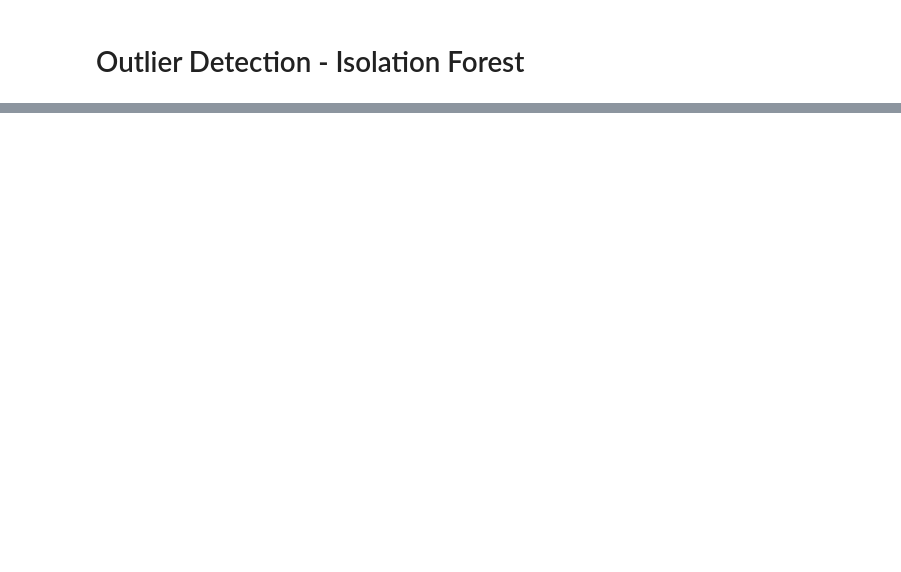
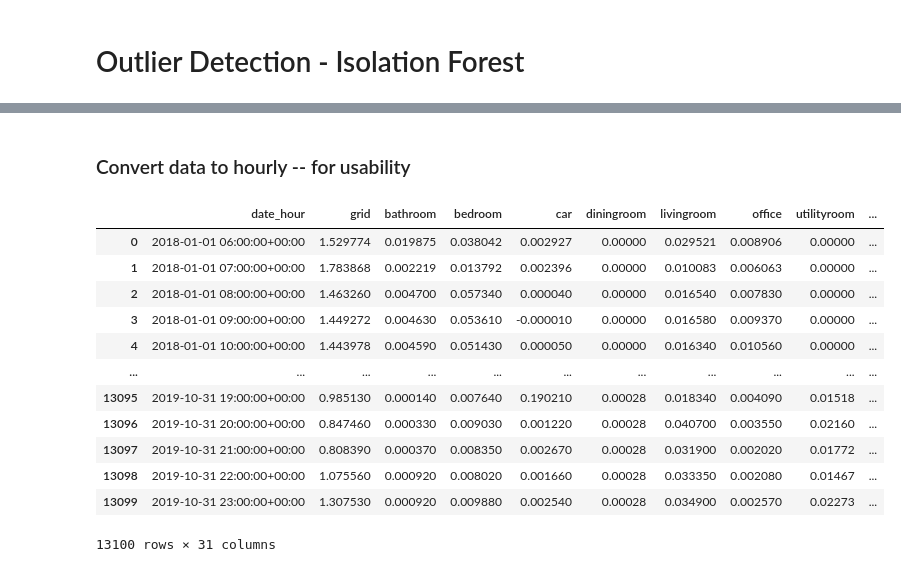
Before and after one commit to Murtada-gh/Energy_Prediction, a Jupyter notebook: notebooks/02_outlier_detection.ipynb, the cells around one changed output, grey strips where cells are left out. Cells and saved outputs as stored; diff of their text form; code cells hidden in the pictures; blank space fills up the shorter version.

```diff
--- a/notebooks/02_outlier_detection.ipynb
+++ b/notebooks/02_outlier_detection.ipynb
@@ -115,0 +220,39 @@ Processing outliers for city: ny
+# %% [markdown]
+### Convert data to hourly -- for usability
+# %%
+# Ensure the 'date' column is datetime
+df['date'] = pd.to_datetime(df['date'])
+
+# Round the 'date' column to the nearest hour
+df['date_hour'] = df['date'].dt.floor('H')
+
+# Identify numerical and categorical columns
+numerical_cols = df.select_dtypes(include='number').columns
+categorical_cols = df.select_dtypes(exclude='number').columns
+
+# Define aggregation functions for each column
+agg_dict = {col: 'mean' for col in numerical_cols}
+agg_dict.update({col: 'first' for col in categorical_cols})
+
+# Remove the duplicate `date_hour` column in the aggregation result
+agg_dict.pop('date_hour', None)
+
+# Group by the rounded hour and apply the aggregation functions
+hourly_df = df.groupby('date_hour').agg(agg_dict).reset_index()
+
+# Display the resulting DataFrame
+hourly_df
+# %% [output]
+|  | date_hour | grid | bathroom | bedroom | car | diningroom | livingroom | office | utilityroom | ... |
+| 0 | 2018-01-01 06:00:00+00:00 | 1.529774 | 0.019875 | 0.038042 | 0.002927 | 0.00000 | 0.029521 | 0.008906 | 0.00000 | ... |
+| 1 | 2018-01-01 07:00:00+00:00 | 1.783868 | 0.002219 | 0.013792 | 0.002396 | 0.00000 | 0.010083 | 0.006063 | 0.00000 | ... |
+| 2 | 2018-01-01 08:00:00+00:00 | 1.463260 | 0.004700 | 0.057340 | 0.000040 | 0.00000 | 0.016540 | 0.007830 | 0.00000 | ... |
+| 3 | 2018-01-01 09:00:00+00:00 | 1.449272 | 0.004630 | 0.053610 | -0.000010 | 0.00000 | 0.016580 | 0.009370 | 0.00000 | ... |
+| 4 | 2018-01-01 10:00:00+00:00 | 1.443978 | 0.004590 | 0.051430 | 0.000050 | 0.00000 | 0.016340 | 0.010560 | 0.00000 | ... |
+| ... | ... | ... | ... | ... | ... | ... | ... | ... | ... | ... |
+| 13095 | 2019-10-31 19:00:00+00:00 | 0.985130 | 0.000140 | 0.007640 | 0.190210 | 0.00028 | 0.018340 | 0.004090 | 0.01518 | ... |
+| 13096 | 2019-10-31 20:00:00+00:00 | 0.847460 | 0.000330 | 0.009030 | 0.001220 | 0.00028 | 0.040700 | 0.003550 | 0.02160 | ... |
+| 13097 | 2019-10-31 21:00:00+00:00 | 0.808390 | 0.000370 | 0.008350 | 0.002670 | 0.00028 | 0.031900 | 0.002020 | 0.01772 | ... |
+| 13098 | 2019-10-31 22:00:00+00:00 | 1.075560 | 0.000920 | 0.008020 | 0.001660 | 0.00028 | 0.033350 | 0.002080 | 0.01467 | ... |
+| 13099 | 2019-10-31 23:00:00+00:00 | 1.307530 | 0.000920 | 0.009880 | 0.002540 | 0.00028 | 0.034900 | 0.002570 | 0.02273 | ... |
+13100 rows × 31 columns
```
Also changed, not shown: parts of 13 cells of this notebook, 8 other files.
